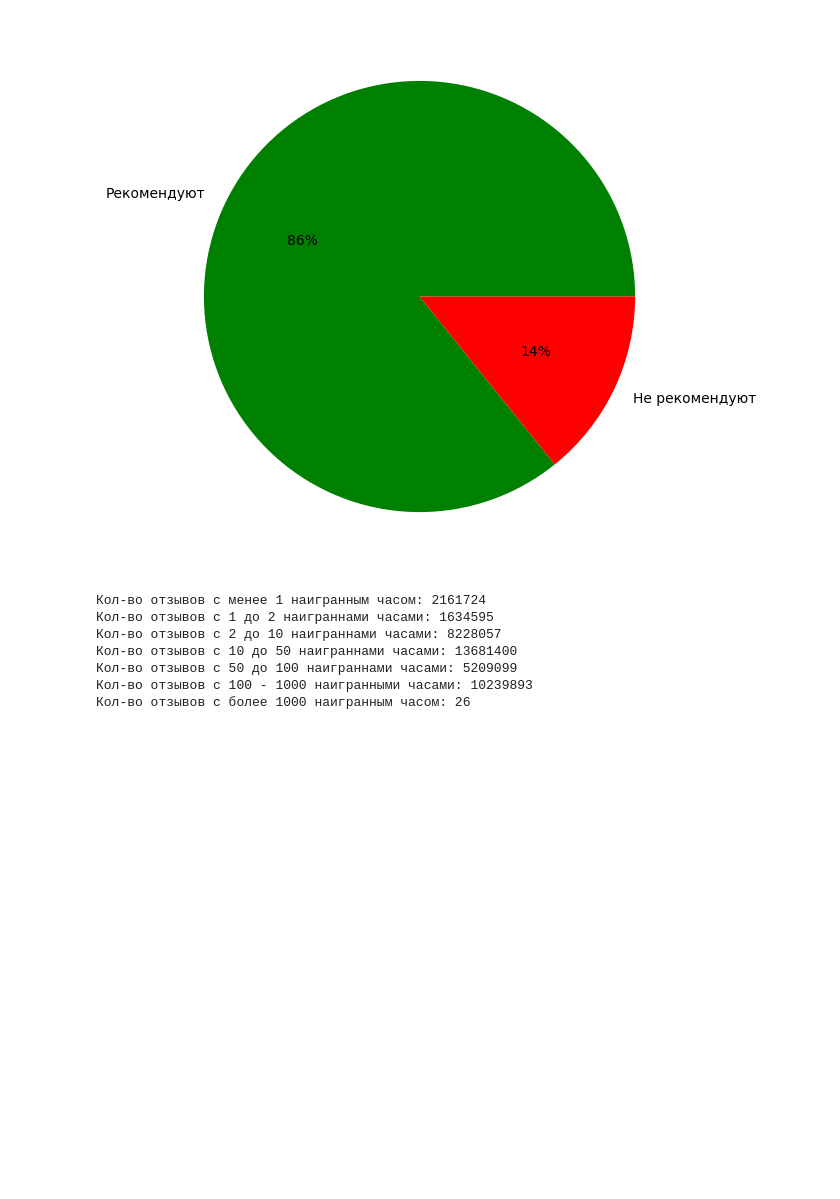
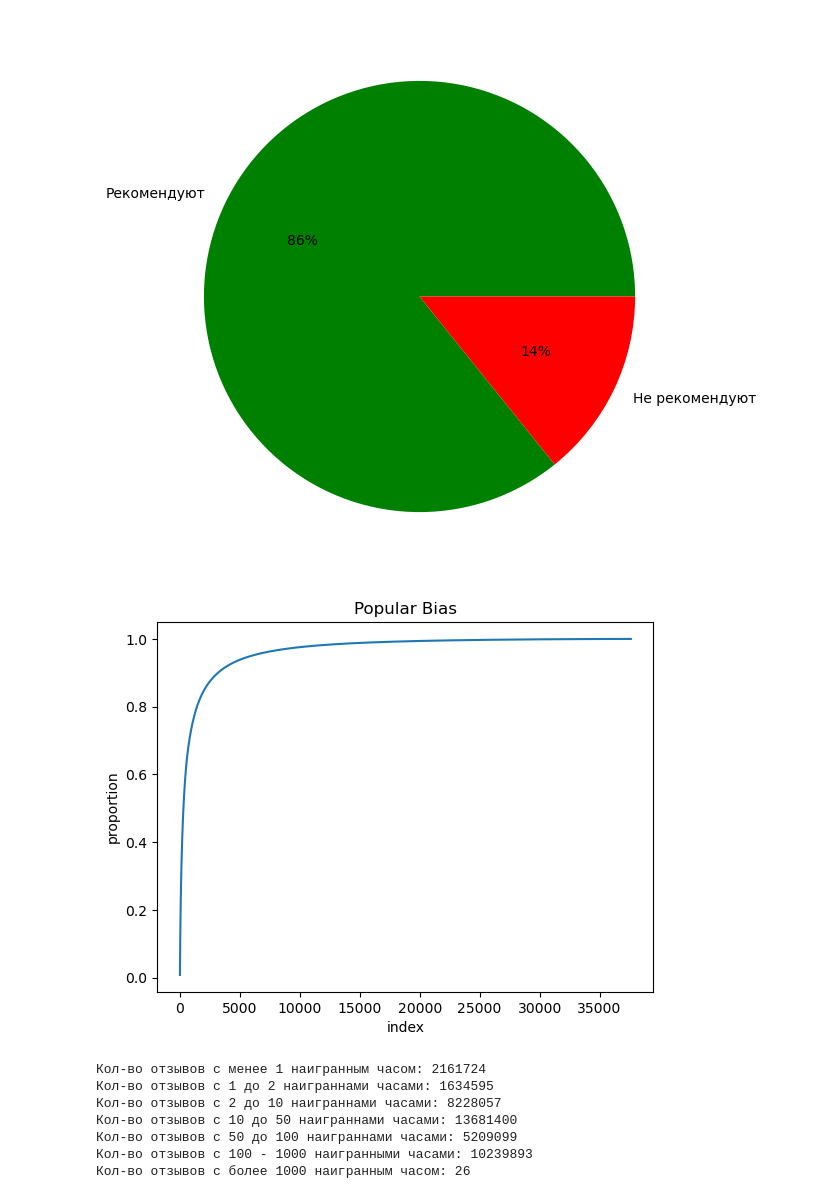
Before and after one commit to garaganlol/aie_Mirea, a Jupyter notebook: project/notebooks/eda_v1.ipynb, the cells around one changed output. Cells and saved outputs as stored; diff of their text form; code cells hidden in the pictures; blank space fills up the shorter version.

```diff
--- a/project/notebooks/eda_v1.ipynb
+++ b/project/notebooks/eda_v1.ipynb
@@ -501,6 +501,26 @@ plt.pie(data, labels=labels, colors=colors, autopct='%.0f%%')
 plt.show()
 # %% [output]
 [figure]
+# %%
+# Считаем количество каждого app_id
+g = (rec_data.groupby("app_id")["app_id"]
+     .count()
+     .rename("count")
+     .sort_values(ascending=False)
+     .reset_index())
+
+# Вычисление накопленной суммы и пропорции
+g["cumsum"] = g["count"].cumsum()
+g["proportion"] = g["cumsum"] / g["count"].sum()
+
+# Визуализация
+plt.title('Popular Bias')
+plt.plot(g.index, g["proportion"])
+plt.xlabel("index")
+plt.ylabel("proportion")
+plt.show()
+# %% [output]
+[figure, added]
 # %%
 # разбиение по часам
 
```
Also changed, not shown: parts of 1 cell of this notebook, 1 other file.
